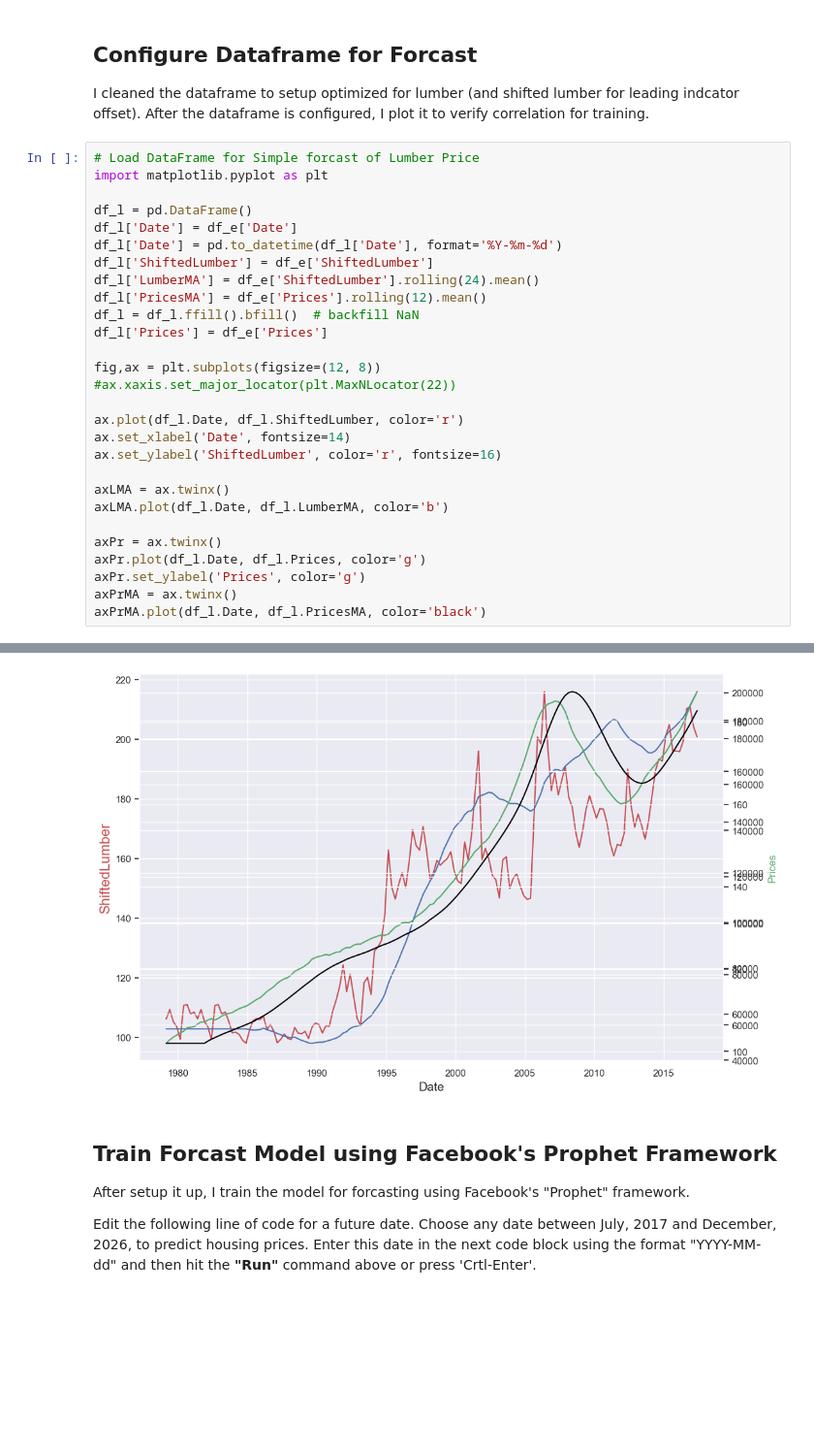
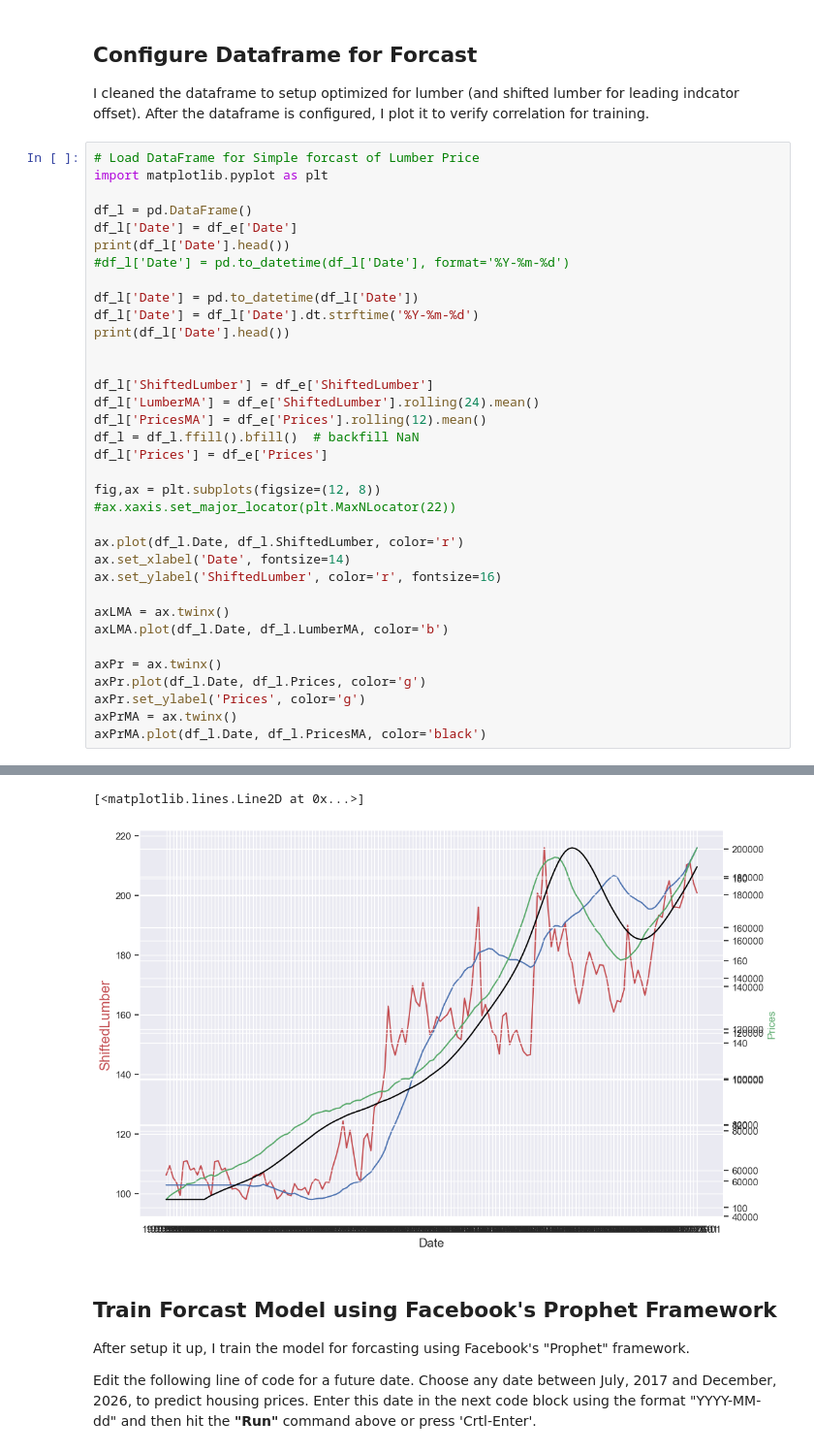
Before and after one commit to sullysbrain/wgu-c964-capstone, a Jupyter notebook: c951-task3-v5.ipynb, the cells around one changed output, grey strips where cells are left out. Shown at 97% size. Drawn from its saved outputs; the diff is of its cells as text; blank space fills up the shorter version.

```diff
--- a/c951-task3-v5.ipynb
+++ b/c951-task3-v5.ipynb
@@ -259,7 +260,14 @@ import matplotlib.pyplot as plt
 
 df_l = pd.DataFrame()
 df_l['Date'] = df_e['Date']
-df_l['Date'] = pd.to_datetime(df_l['Date'], format='%Y-%m-%d')
+print(df_l['Date'].head())
+#df_l['Date'] = pd.to_datetime(df_l['Date'], format='%Y-%m-%d')
+
+df_l['Date'] = pd.to_datetime(df_l['Date'])
+df_l['Date'] = df_l['Date'].dt.strftime('%Y-%m-%d')
+print(df_l['Date'].head())
+
+
 df_l['ShiftedLumber'] = df_e['ShiftedLumber']
 df_l['LumberMA'] = df_e['ShiftedLumber'].rolling(24).mean()
 df_l['PricesMA'] = df_e['Prices'].rolling(12).mean()
@@ -286,4 +305,5 @@ axPrMA.plot(df_l.Date, df_l.PricesMA, color='black')
+[<matplotlib.lines.Line2D at 0x...>]
-[figure, old version]
+[figure, new version]
 # %% [markdown]
 ##
 ## Train Forcast Model using Facebook's Prophet Framework
```
Also changed, not shown: parts of 6 cells of this notebook.
